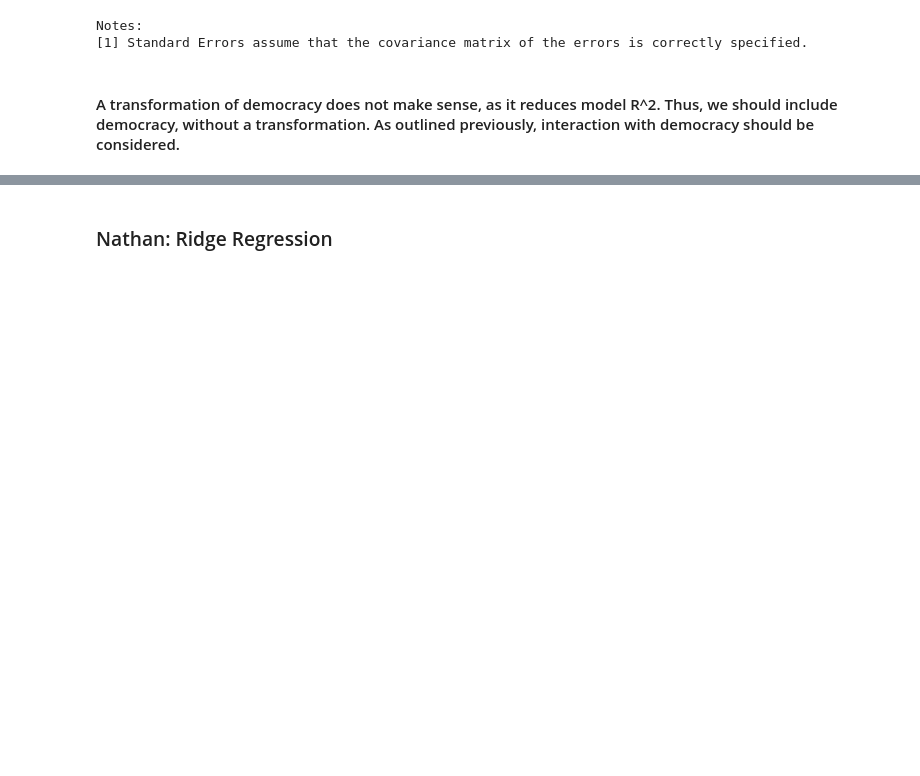
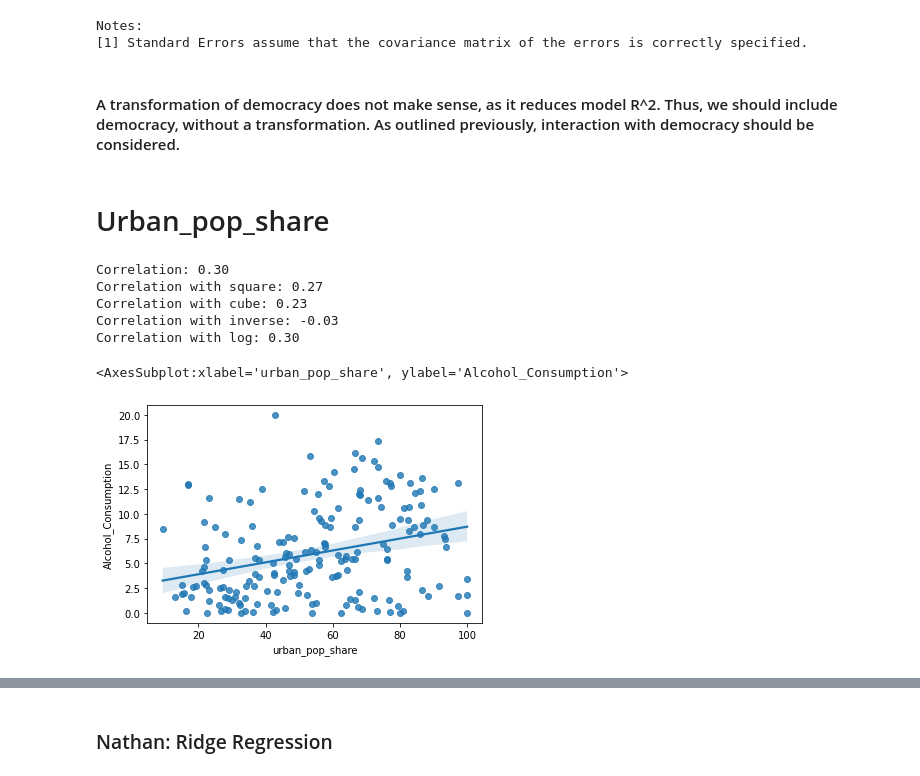
Before and after one commit to sarahabdul2/STAT-303-2-Project-, a Jupyter notebook: model_creation.ipynb, the cells around one changed output, grey strips where cells are left out. Saved outputs shown, nothing was run; the diff lists cells and outputs as text; code cells hidden in the pictures; blank space fills up the shorter version.

```diff
--- a/model_creation.ipynb
+++ b/model_creation.ipynb
@@ -760,3 +760,28 @@ Notes:
 [1] Standard Errors assume that the covariance matrix of the errors is correctly specified.
 # %% [markdown]
 #### A transformation of democracy does not make sense, as it reduces model R^2. Thus, we should include democracy, without a transformation. As outlined previously, interaction with democracy should be considered.
+# %% [markdown]
+# Urban_pop_share
+# %%
+corr = train05['urban_pop_share'].corr(train05['Alcohol_Consumption'])
+corr_log = train05['urban_pop_share'].corr(np.log(train05['Alcohol_Consumption']+1e-10))
+corr_sq = train05['urban_pop_share'].corr(train05['Alcohol_Consumption']**2)
+corr_cube = train05['urban_pop_share'].corr(train05['Alcohol_Consumption']**3)
+corr_inv = train05['urban_pop_share'].corr(1/(train05['Alcohol_Consumption']+1e-10))
+
+print(f"Correlation: {corr:.2f}")
+print(f"Correlation with square: {corr_sq:.2f}")
+print(f"Correlation with cube: {corr_cube:.2f}")
+print(f"Correlation with inverse: {corr_inv:.2f}")
+print(f"Correlation with log: {corr:.2f}")
+# %% [output]
+Correlation: 0.30
+Correlation with square: 0.27
+Correlation with cube: 0.23
+Correlation with inverse: -0.03
+Correlation with log: 0.30
+# %%
+sns.regplot(x = train05['urban_pop_share'], y = train05.Alcohol_Consumption)
+# %% [output]
+<AxesSubplot:xlabel='urban_pop_share', ylabel='Alcohol_Consumption'>
+[figure, added]
```
Also changed, not shown: parts of 17 cells of this notebook.
